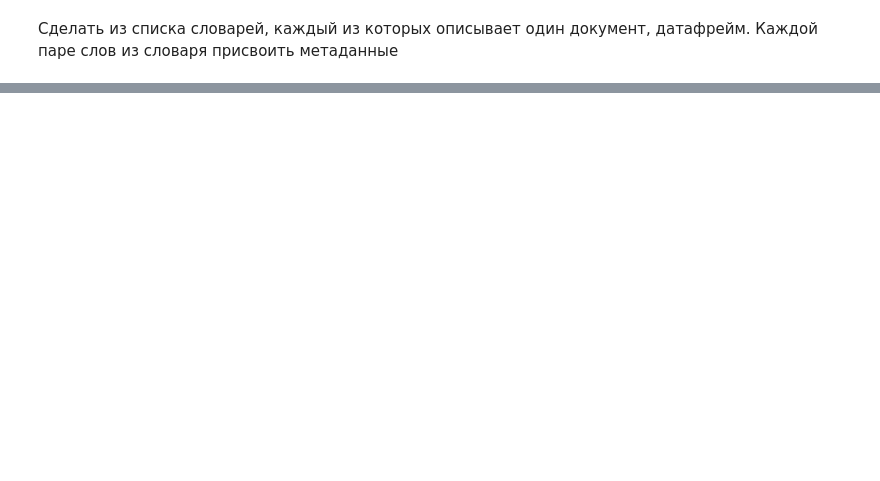
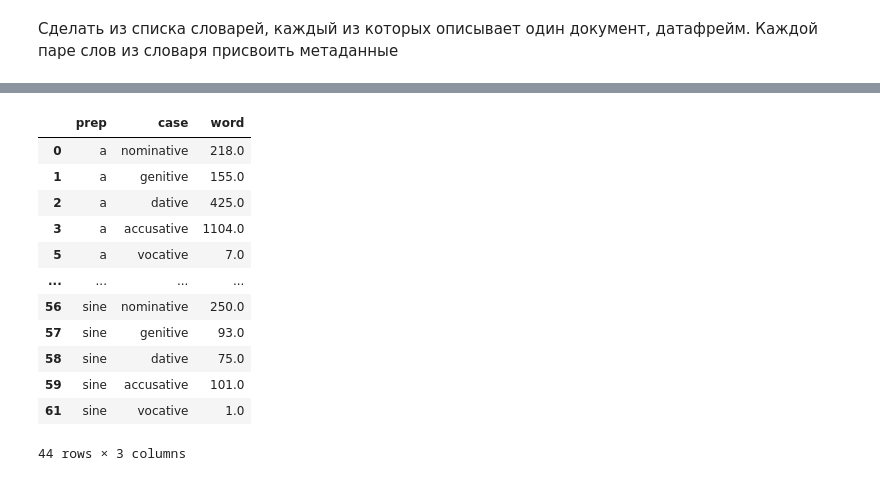
Before and after one commit to bamaxi/latin-project, a Jupyter notebook: main.ipynb, the cells around one changed output, grey strips where cells are left out. Saved outputs shown, nothing was run; the diff lists cells and outputs as text; code cells hidden in the pictures; blank space fills up the shorter version.

```diff
--- a/main.ipynb
+++ b/main.ipynb
@@ -429,0 +653,17 @@ df_full[df_full['pos'] == 'preposition'][['prep','word', 'sentence']].groupby(
+# %%
+df_by_prep_no_nan = df_by_prep[pd.notnull(df_by_prep['word'])]
+df_by_prep_no_nan
+# %% [output]
+|  | prep | case | word |
+| 0 | a | nominative | 218.0 |
+| 1 | a | genitive | 155.0 |
+| 2 | a | dative | 425.0 |
+| 3 | a | accusative | 1104.0 |
+| 5 | a | vocative | 7.0 |
+| ... | ... | ... | ... |
+| 56 | sine | nominative | 250.0 |
+| 57 | sine | genitive | 93.0 |
+| 58 | sine | dative | 75.0 |
+| 59 | sine | accusative | 101.0 |
+| 61 | sine | vocative | 1.0 |
+44 rows × 3 columns
```
Also changed, not shown: parts of 24 cells of this notebook, 4 other files.
